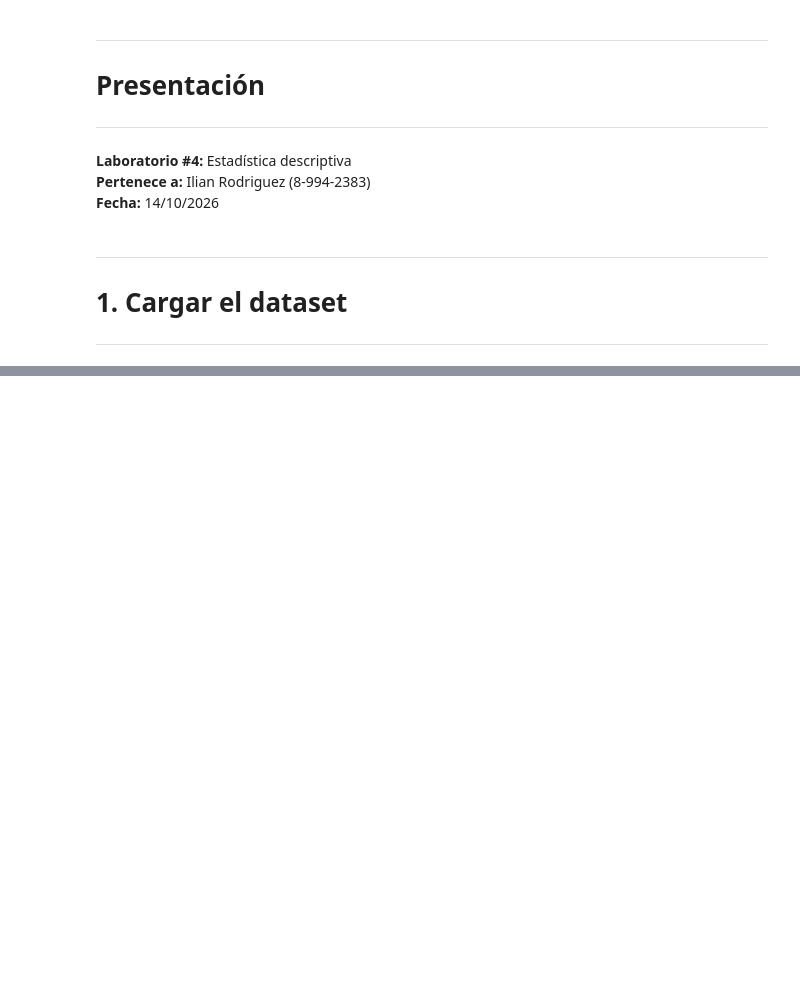
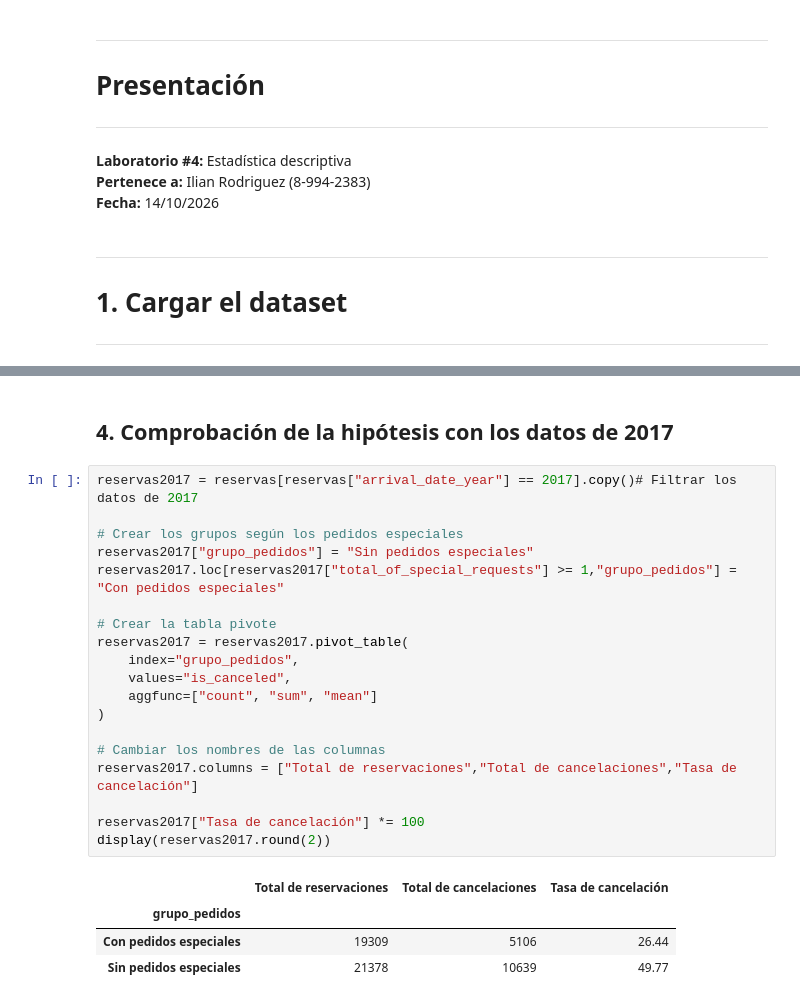
Before and after one commit to IlianRodriguez/Topicos-especiales-II, a Jupyter notebook: Laboratorios/Laboratorio4/Laboratorio4_IlianRodriguez.ipynb, the cells around one changed output, grey strips where cells are left out. Drawn from its saved outputs; the diff is of its cells as text; blank space fills up the shorter version.

```diff
--- a/Laboratorios/Laboratorio4/Laboratorio4_IlianRodriguez.ipynb
+++ b/Laboratorios/Laboratorio4/Laboratorio4_IlianRodriguez.ipynb
@@ -22,0 +792,26 @@ ventas = pd.read_csv(urlVentas, encoding="utf-8")#UTF-8: lee correctamente carac
+# %% [markdown]
+## 4. Comprobación de la hipótesis con los datos de 2017
+# %%
+reservas2017 = reservas[reservas["arrival_date_year"] == 2017].copy()# Filtrar los datos de 2017
+
+# Crear los grupos según los pedidos especiales
+reservas2017["grupo_pedidos"] = "Sin pedidos especiales"
+reservas2017.loc[reservas2017["total_of_special_requests"] >= 1,"grupo_pedidos"] = "Con pedidos especiales"
+
+# Crear la tabla pivote
+reservas2017 = reservas2017.pivot_table(
+    index="grupo_pedidos",
+    values="is_canceled",
+    aggfunc=["count", "sum", "mean"]
+)
+
+# Cambiar los nombres de las columnas
+reservas2017.columns = ["Total de reservaciones","Total de cancelaciones","Tasa de cancelación"]
+
+reservas2017["Tasa de cancelación"] *= 100
+display(reservas2017.round(2))
+# %% [output]
+|  | Total de reservaciones | Total de cancelaciones | Tasa de cancelación |
+| grupo_pedidos |  |  |  |
+| Con pedidos especiales | 19309 | 5106 | 26.44 |
+| Sin pedidos especiales | 21378 | 10639 | 49.77 |
```
Also changed, not shown: parts of 68 cells of this notebook.
